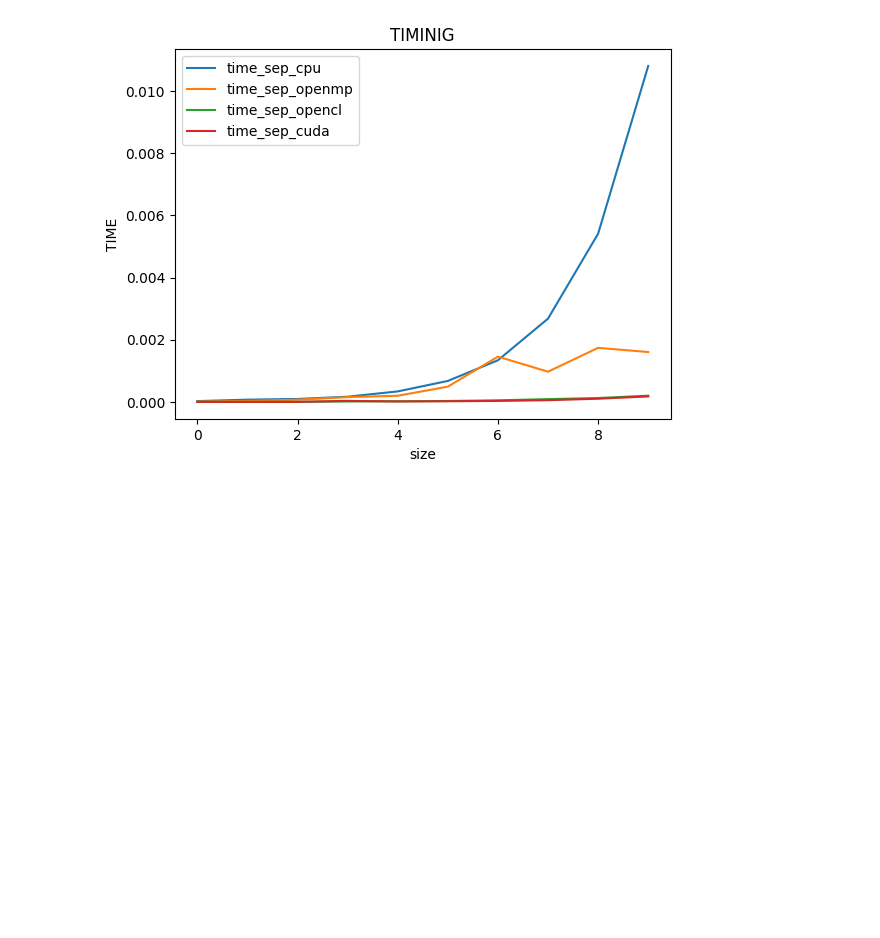
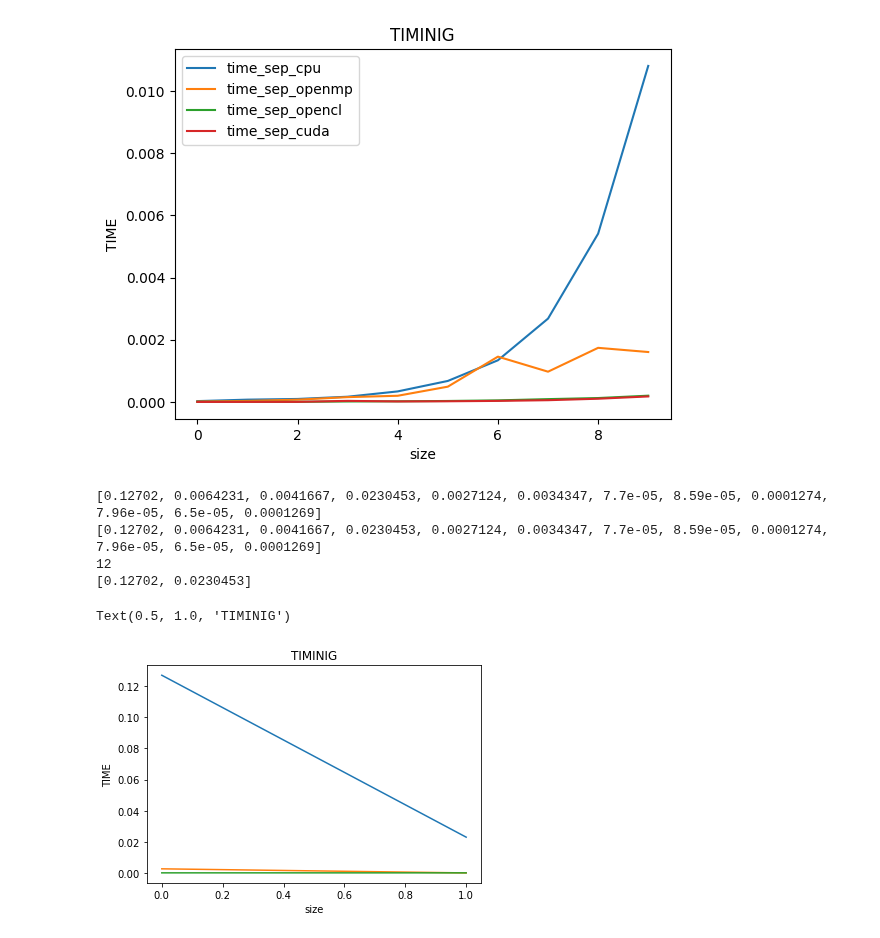
Before and after one commit to beanaas/GPU_stuff, a Jupyter notebook: Lab3/sum.ipynb, the cells around one changed output. Saved outputs shown, nothing was run; the diff lists cells and outputs as text; code cells hidden in the pictures; blank space fills up the shorter version.

```diff
--- a/Lab3/sum.ipynb
+++ b/Lab3/sum.ipynb
@@ -55,3 +55,49 @@ plt.legend()
 plt.show()
 # %% [output]
 [figure]
+# %%
+#for average
+
+# Specify the file path
+file_path = 'output_q21.txt'
+
+# Open the file and read it line by line
+lines = []
+
+with open(file_path, 'r') as file:
+    for line in file:
+        # Process each line as needed
+        line.strip()
+        lines.append(float(line.split(":")[1].strip().split(" ")[0]))
+
+print(lines)
+
+print(lines)
+time_sep = lines[::3]
+time_combined = lines[1::3]
+size = len(lines)
+print(size)
+
+time_comb_av = lines[:int(size/3):3]
+time_sep_av = lines[int(size/3):int(size*2/3):3]
+time_sep_gauss = lines[int(size*2/3):int(size):3]
+print(time_comb_av)
+# %% [output]
+[0.12702, 0.0064231, 0.0041667, 0.0230453, 0.0027124, 0.0034347, 7.7e-05, 8.59e-05, 0.0001274, 7.96e-05, 6.5e-05, 0.0001269]
+[0.12702, 0.0064231, 0.0041667, 0.0230453, 0.0027124, 0.0034347, 7.7e-05, 8.59e-05, 0.0001274, 7.96e-05, 6.5e-05, 0.0001269]
+12
+[0.12702, 0.0230453]
+# %%
+import matplotlib.pyplot as plt
+
+plt.plot(time_comb_av, label='time_comb_av')
+plt.plot(time_sep_av, label='time_sep_av')
+plt.plot(time_sep_gauss, label='time_sep_gauss')
+
+# Adding labels and title
+plt.xlabel('size')
+plt.ylabel('TIME')
+plt.title('TIMINIG')
+# %% [output]
+Text(0.5, 1.0, 'TIMINIG')
+[figure, added]
```
Also changed, not shown: 12 other files.
